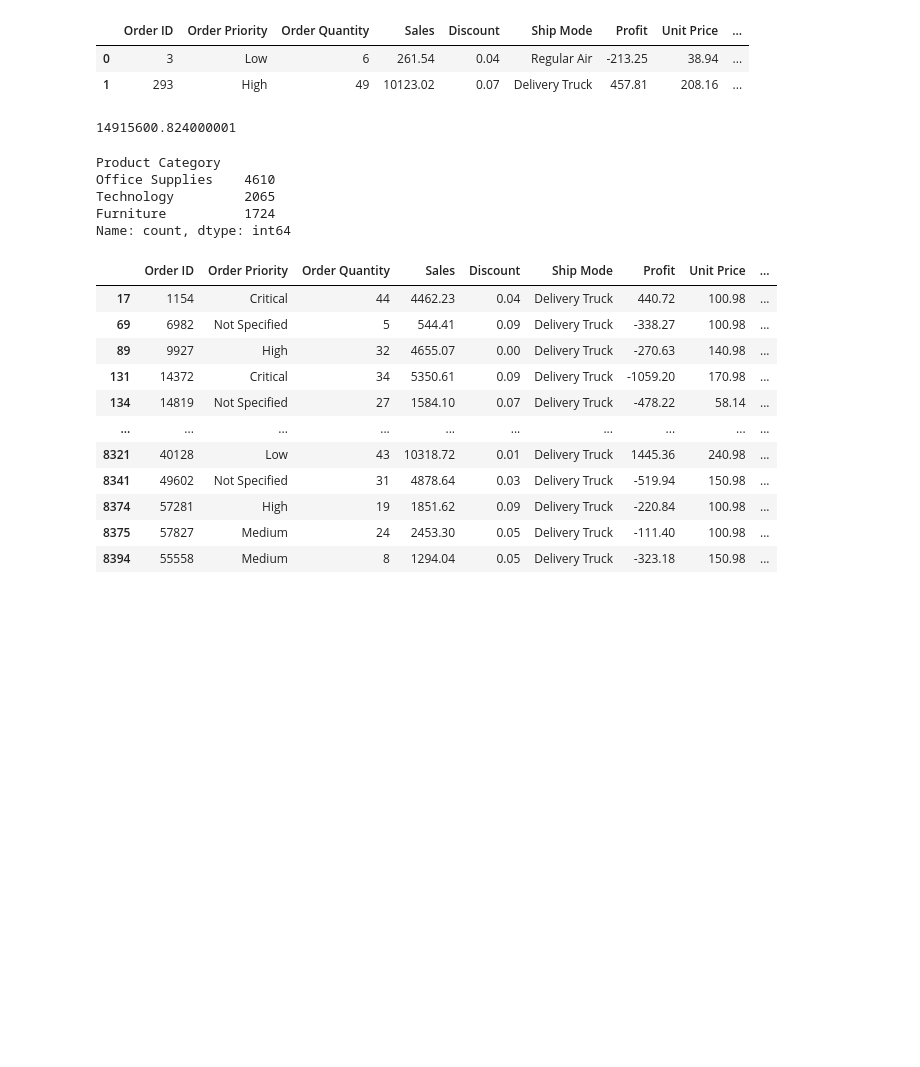
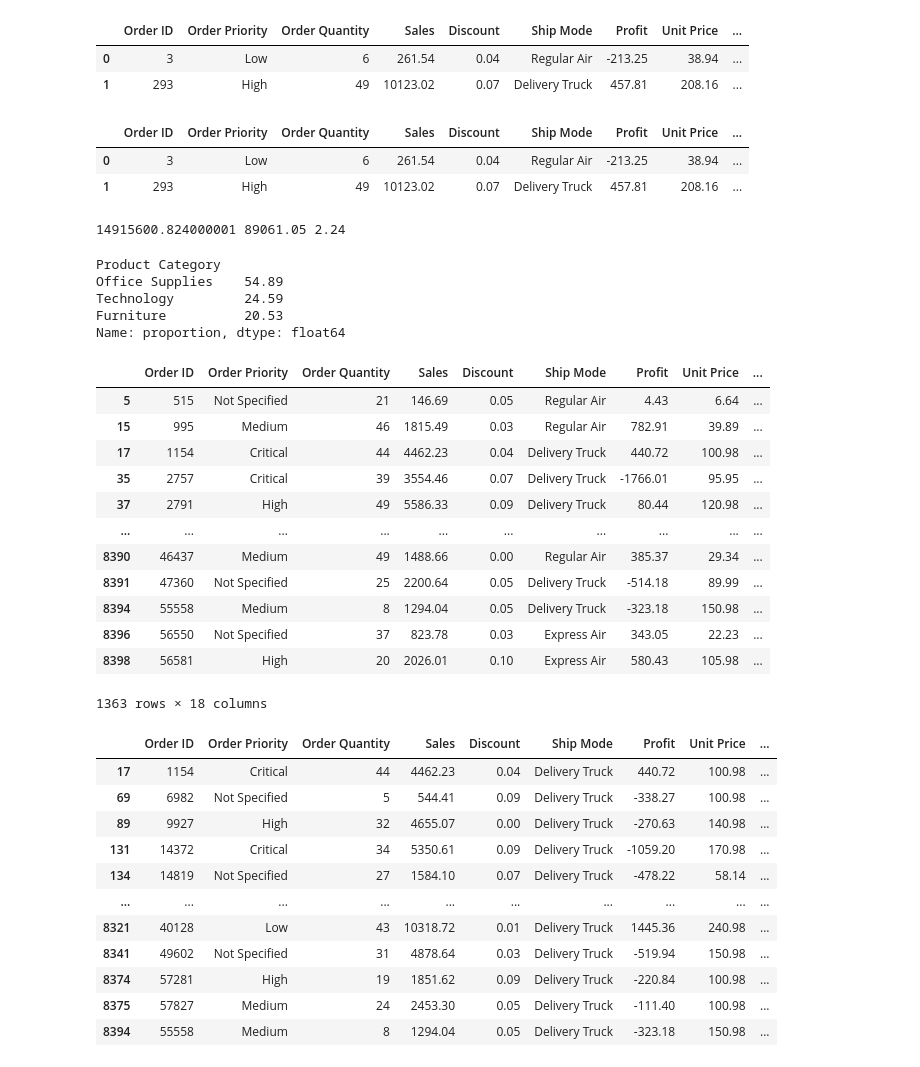
Before and after one commit to sayanroy07/Python_training, a Jupyter notebook: Part8.ipynb, the cells around one changed output. Drawn from its saved outputs; the diff is of its cells as text; code cells hidden in the pictures; blank space fills up the shorter version.

```diff
--- a/Part8.ipynb
+++ b/Part8.ipynb
@@ -113,20 +129,43 @@ df.head(2)
 |  | Order ID | Order Priority | Order Quantity | Sales | Discount | Ship Mode | Profit | Unit Price | ... |
 | 0 | 3 | Low | 6 | 261.54 | 0.04 | Regular Air | -213.25 | 38.94 | ... |
 | 1 | 293 | High | 49 | 10123.02 | 0.07 | Delivery Truck | 457.81 | 208.16 | ... |
+# %%
+df.head(2)
+# %% [output]
+|  | Order ID | Order Priority | Order Quantity | Sales | Discount | Ship Mode | Profit | Unit Price | ... |
+| 0 | 3 | Low | 6 | 261.54 | 0.04 | Regular Air | -213.25 | 38.94 | ... |
+| 1 | 293 | High | 49 | 10123.02 | 0.07 | Delivery Truck | 457.81 | 208.16 | ... |
 # %%
 # All rows
-df['Sales'].sum()
+print(df['Sales'].sum(),df['Sales'].max(),df['Sales'].min())
 # %% [output]
-14915600.824000001
+14915600.824000001 89061.05 2.24
 # %%
 # All rows
-df['Product Category'].value_counts()
+round(df['Product Category'].value_counts(normalize=True)*100,2)
 # %% [output]
 Product Category
-Office Supplies    4610
-Technology         2065
-Furniture          1724
-Name: count, dtype: int64
+Office Supplies    54.89
+Technology         24.59
+Furniture          20.53
+Name: proportion, dtype: float64
+# %%
+# df[ (Condition1) AND/OR (Condition2) AND/OR (Condition3)]
+df[(df['Product Category'] == 'Furniture') & (df['Product Sub-Category'] != 'Tables')]
+# %% [output]
+|  | Order ID | Order Priority | Order Quantity | Sales | Discount | Ship Mode | Profit | Unit Price | ... |
+| 5 | 515 | Not Specified | 21 | 146.69 | 0.05 | Regular Air | 4.43 | 6.64 | ... |
+| 15 | 995 | Medium | 46 | 1815.49 | 0.03 | Regular Air | 782.91 | 39.89 | ... |
+| 17 | 1154 | Critical | 44 | 4462.23 | 0.04 | Delivery Truck | 440.72 | 100.98 | ... |
+| 35 | 2757 | Critical | 39 | 3554.46 | 0.07 | Delivery Truck | -1766.01 | 95.95 | ... |
+| 37 | 2791 | High | 49 | 5586.33 | 0.09 | Delivery Truck | 80.44 | 120.98 | ... |
+| ... | ... | ... | ... | ... | ... | ... | ... | ... | ... |
+| 8390 | 46437 | Medium | 49 | 1488.66 | 0.00 | Regular Air | 385.37 | 29.34 | ... |
+| 8391 | 47360 | Not Specified | 25 | 2200.64 | 0.05 | Delivery Truck | -514.18 | 89.99 | ... |
+| 8394 | 55558 | Medium | 8 | 1294.04 | 0.05 | Delivery Truck | -323.18 | 150.98 | ... |
+| 8396 | 56550 | Not Specified | 37 | 823.78 | 0.03 | Express Air | 343.05 | 22.23 | ... |
+| 8398 | 56581 | High | 20 | 2026.01 | 0.10 | Express Air | 580.43 | 105.98 | ... |
+1363 rows × 18 columns
 # %%
 # Filter rows
 # Not Equal
```
Also changed, not shown: parts of 9 cells of this notebook.
